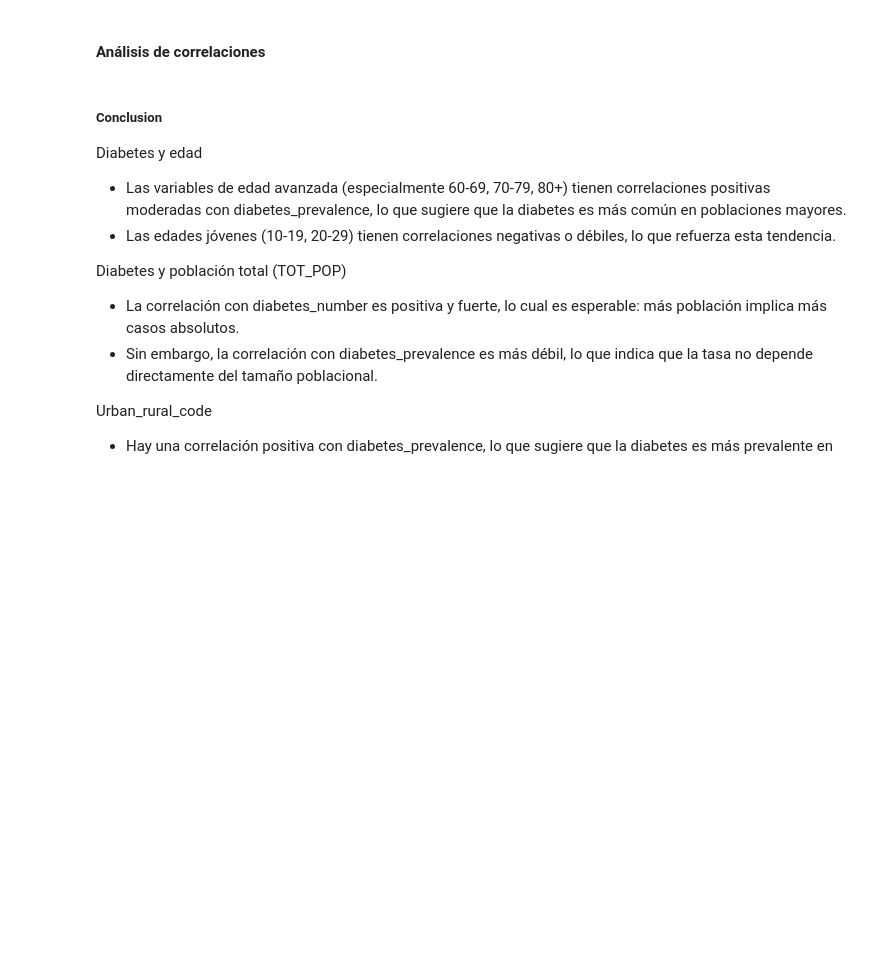
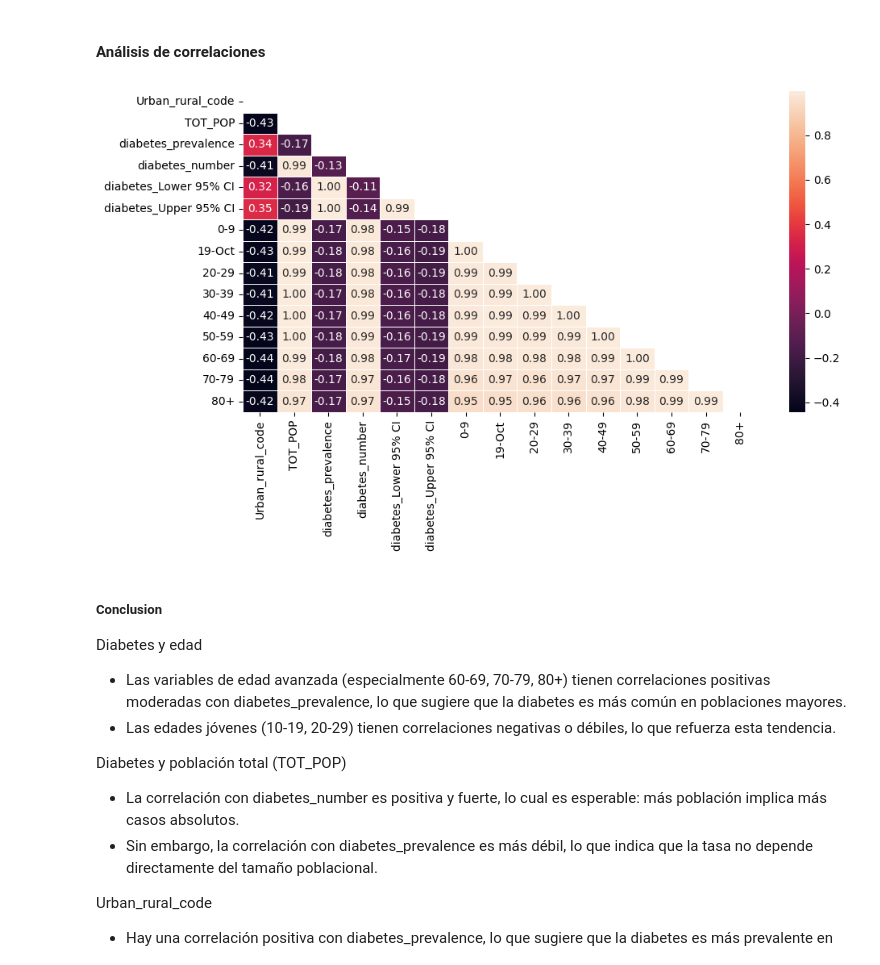
Before and after one commit to elius123ef/Data-Science, a Jupyter notebook: src/03-linear-regression-reg-demographic-health-data.ipynb.ipynb, the cells around one changed output. Saved outputs shown, nothing was run; the diff lists cells and outputs as text; code cells hidden in the pictures; blank space fills up the shorter version.

```diff
--- a/src/03-linear-regression-reg-demographic-health-data.ipynb.ipynb
+++ b/src/03-linear-regression-reg-demographic-health-data.ipynb.ipynb
@@ -248,3 +286,16 @@ plt.show()
+# %%
+numeric_df = df.select_dtypes(include=['int64', 'float64'])
+
+corr = numeric_df.corr()
+mask = np.triu(np.ones_like(corr, dtype=bool))
+
+fig, axis = plt.subplots(figsize=(10, 6))
+sns.heatmap(corr, mask=mask, annot=True, linewidths=0.5, fmt=".2f")
+
+plt.tight_layout()
+plt.show()
+# %% [output]
+[figure, added]
 # %% [markdown]
 ##### Conclusion
 
```
Also changed, not shown: parts of 46 cells of this notebook, 5 other files.
